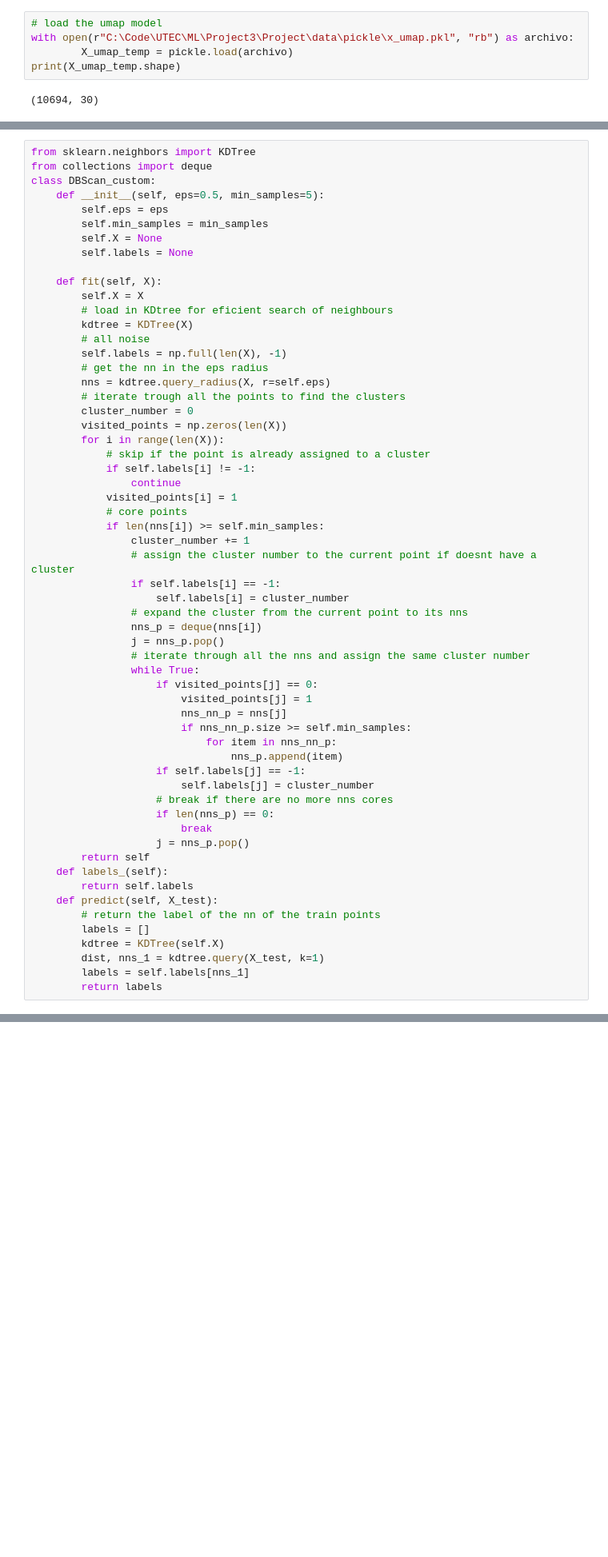
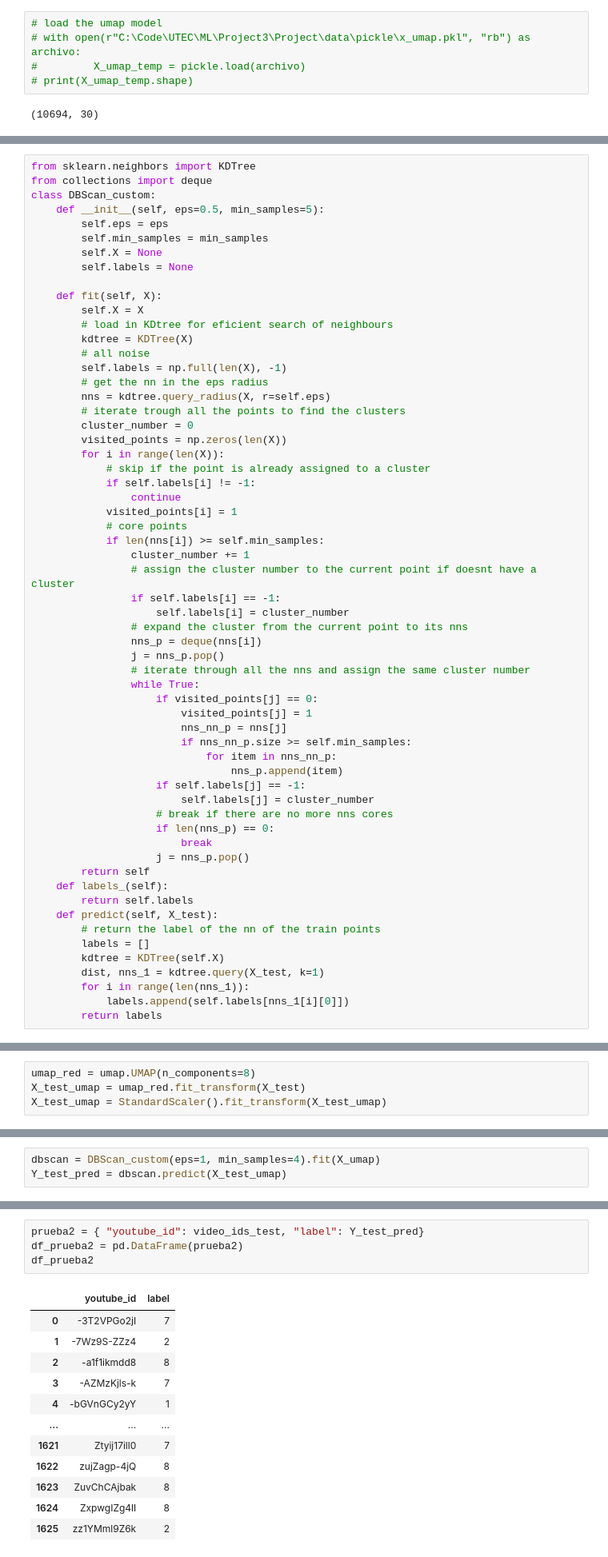
Before and after one commit to diegorandolp/MLProject3, a Jupyter notebook: DBScan.ipynb, the cells around one changed output, grey strips where cells are left out. Shown at 80% size. Saved outputs shown, nothing was run; the diff lists cells and outputs as text; blank space fills up the shorter version.

```diff
--- a/DBScan.ipynb
+++ b/DBScan.ipynb
@@ -105,8 +124,8 @@ with open(r"C:\Code\UTEC\ML\Project3\Project\data\pickle\x_umap.pkl", "wb") as a
 # %%
 # load the umap model
-with open(r"C:\Code\UTEC\ML\Project3\Project\data\pickle\x_umap.pkl", "rb") as archivo:
-        X_umap_temp = pickle.load(archivo)
-print(X_umap_temp.shape)
+# with open(r"C:\Code\UTEC\ML\Project3\Project\data\pickle\x_umap.pkl", "rb") as archivo:
+#         X_umap_temp = pickle.load(archivo)
+# print(X_umap_temp.shape)
 # %% [output]
 (10694, 30)
 # %% [markdown]
@@ -212,7 +236,8 @@ class DBScan_custom:
         labels = []
         kdtree = KDTree(self.X)
         dist, nns_1 = kdtree.query(X_test, k=1)
-        labels = self.labels[nns_1]
+        for i in range(len(nns_1)):
+            labels.append(self.labels[nns_1[i][0]])
         return labels
 # %%
 dbscan = DBScan_custom(eps=1.5, min_samples=4).fit(X_umap)
@@ -298,0 +380,4 @@ print(len(video_ids_test))
+# %%
+umap_red = umap.UMAP(n_components=8)
+X_test_umap = umap_red.fit_transform(X_test)
+X_test_umap = StandardScaler().fit_transform(X_test_umap)
@@ -298,0 +388,3 @@ print(len(video_ids_test))
+# %%
+dbscan = DBScan_custom(eps=1, min_samples=4).fit(X_umap)
+Y_test_pred = dbscan.predict(X_test_umap)
@@ -298,0 +402,17 @@ print(len(video_ids_test))
+# %%
+prueba2 = { "youtube_id": video_ids_test, "label": Y_test_pred}
+df_prueba2 = pd.DataFrame(prueba2)
+df_prueba2
+# %% [output]
+|  | youtube_id | label |
+| 0 | -3T2VPGo2jI | 7 |
+| 1 | -7Wz9S-ZZz4 | 2 |
+| 2 | -a1f1ikmdd8 | 8 |
+| 3 | -AZMzKjls-k | 7 |
+| 4 | -bGVnGCy2yY | 1 |
+| ... | ... | ... |
+| 1621 | Ztyij17ill0 | 7 |
+| 1622 | zujZagp-4jQ | 8 |
+| 1623 | ZuvChCAjbak | 8 |
+| 1624 | ZxpwgIZg4lI | 8 |
+| 1625 | zz1YMml9Z6k | 2 |
```
Also changed, not shown: parts of 39 cells of this notebook, 5 other files.
